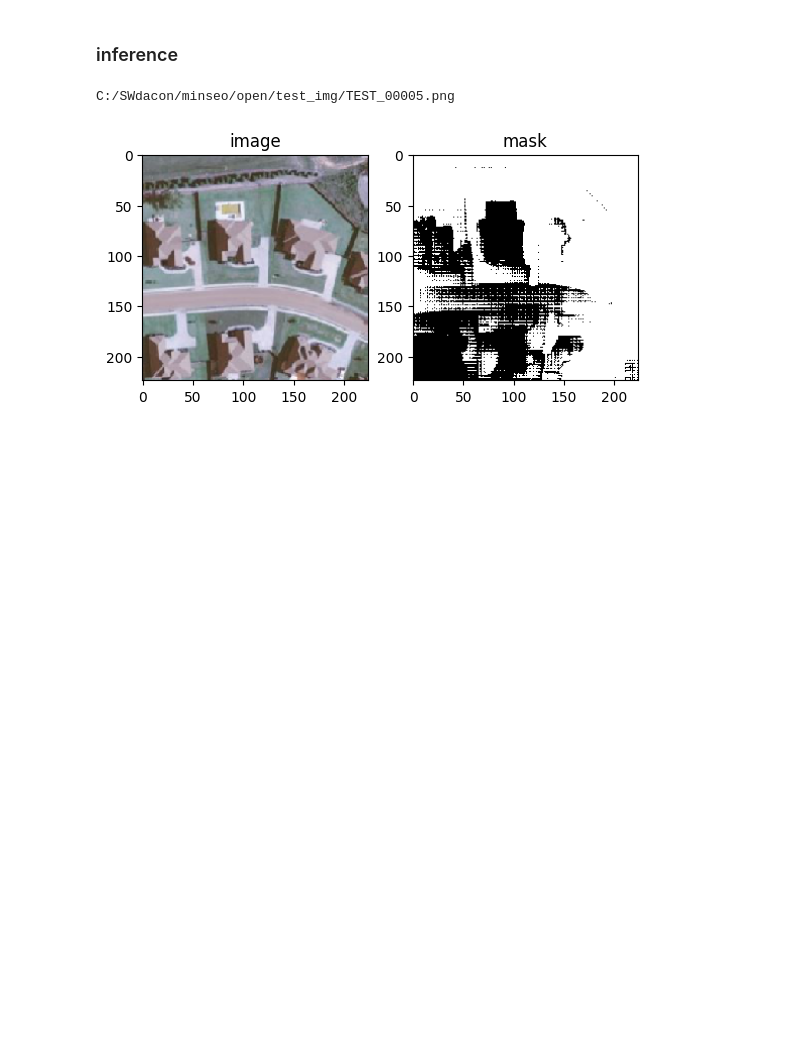
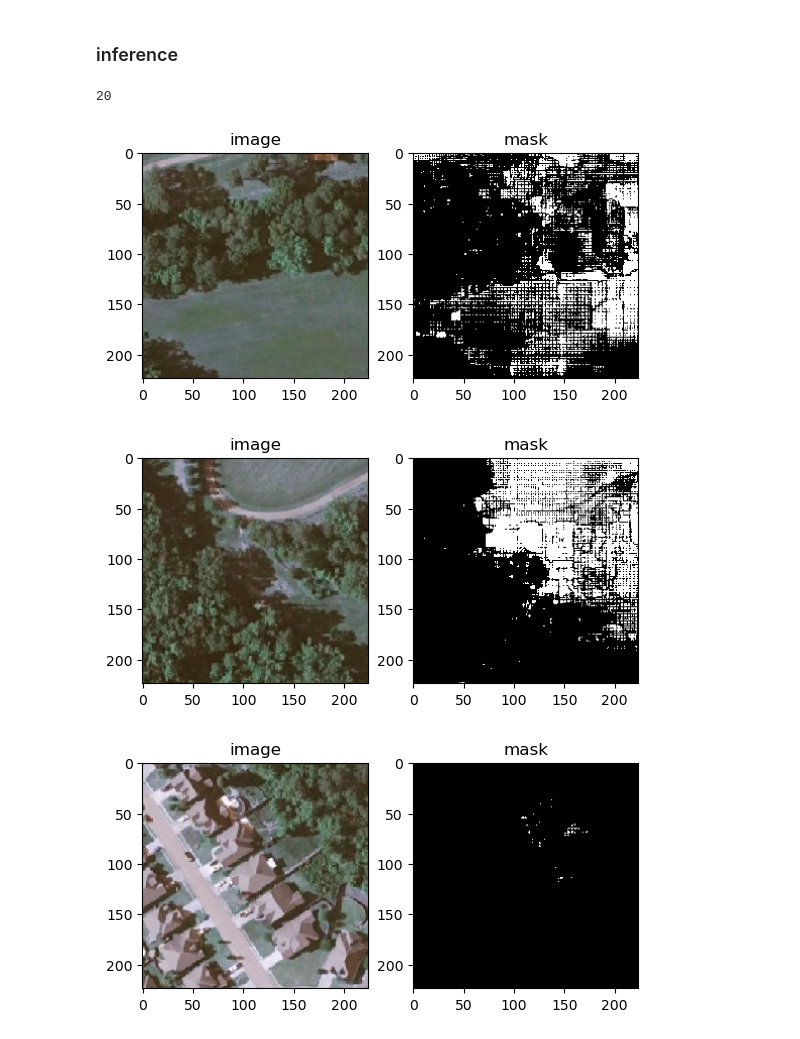
Before and after one commit to KURasengan/SWdacon, a Jupyter notebook: minseo/finetune_sam.ipynb, the cells around one changed output. Cells and saved outputs as stored; diff of their text form; code cells hidden in the pictures; blank space fills up the shorter version.

```diff
--- a/minseo/finetune_sam.ipynb
+++ b/minseo/finetune_sam.ipynb
@@ -310,0 +382,4 @@ inference_result = inference(config, best_model, test_dataloader)
+# %%
+print(len(inference_result))
+# %% [output]
+20
@@ -314,19 +394,24 @@ submit['mask_rle'] = inference_result
 # %%
-csv = submit
-img_num=5
-mask_rle = csv.iloc[img_num, 1]
-image_path = csv.iloc[img_num, 0]
-print(f"{config['base_path']}test_img/{image_path}.png")
-image = cv2.imread(f"{config['base_path']}test_img/{image_path}.png")
-mask = rle_decode(mask_rle, (image.shape[0], image.shape[1]))
-fig = plt.figure()
-ax1 = fig.add_subplot(1,2,1)
-ax1.imshow(image)
-ax1.set_title('image')
-ax2 = fig.add_subplot(1,2,2)
-ax2.imshow(mask,cmap='gray')
-ax2.set_title('mask')
-plt.show()
+def submission_viewer(test_csv, submit_csv, img_num, base_path = config['base_path'], is_colab = False):
+    """
+    white -> 건물 black -> 배경
+    1. Local에서 사용 시 test_csv, submit_csv, img_num만 입력
+    2. colab에서 사용 시 아래 사항을 입력
+    base_path = colab_base
+    is_colab = True
+    """
+    mask_rle = submit_csv.iloc[img_num, 1]
+    image_path = test_csv.iloc[img_num, 1]
+    if is_colab:
+        image = cv2.imread(image_path)
+    else:
+        image = cv2.imread(base_path + image_path[1:])
+    mask = rle_decode(mask_rle, (image.shape[0], image.shape[1]))
+    fig = plt.figure()
+    ax1 = fig.add_subplot(1,2,1)
+    ax1.imshow(image)
+    ax1.set_title('image')
+    ax2 = fig.add_subplot(1,2,2)
+    ax2.imshow(mask,cmap='gray')
+    ax2.set_title('mask')
+    plt.show()
-# %% [output]
-C:/SWdacon/minseo/open/test_img/TEST_00005.png
-[figure, removed]
@@ -332,0 +423,9 @@ C:/SWdacon/minseo/open/test_img/TEST_00005.png
+# %%
+last_submit = pd.read_csv(f"{config['base_path']}/0711test.csv")
+submission_viewer(test_df, last_submit, 15)
+submission_viewer(test_df, last_submit,16)
+submission_viewer(test_df, last_submit, 14)
+# %% [output]
+[figure, added]
+[figure, added]
+[figure, added]
```
Also changed, not shown: parts of 18 cells of this notebook.
